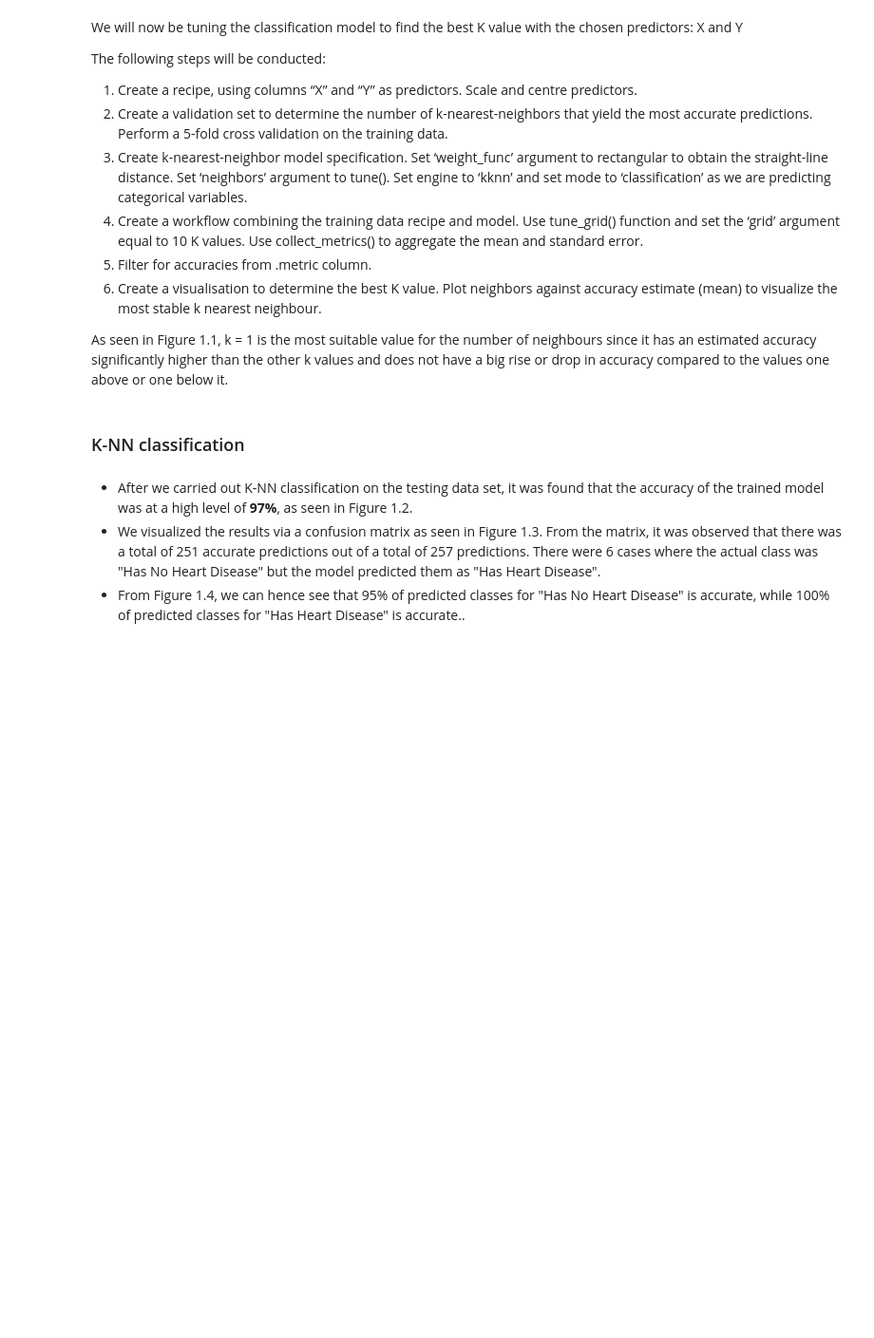
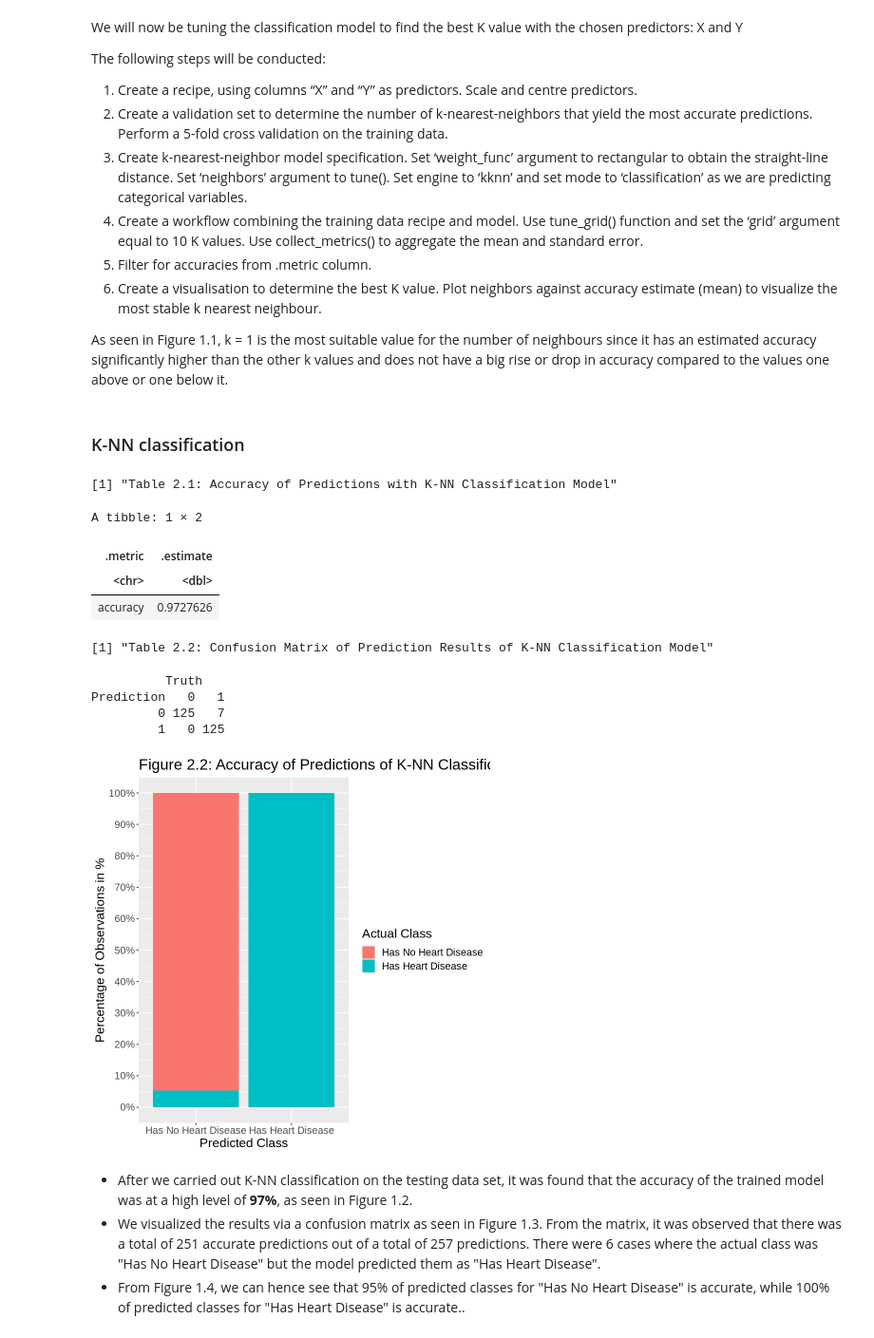
Before and after one commit to bowencu/dsci100groupproject, a Jupyter notebook: group_project_report.ipynb, the cells around one changed output. Shown at 95% size. Saved outputs shown, nothing was run; the diff lists cells and outputs as text; code cells hidden in the pictures; blank space fills up the shorter version.

```diff
--- a/group_project_report.ipynb
+++ b/group_project_report.ipynb
@@ -339,36 +352,48 @@ knn_fit <- workflow() |>
 
 #predict labels in testing dataset
 heart_test_predictions <- predict(knn_fit, heart_test) |>
         bind_cols(heart_test)
 
 #compute classification accuracy
-print("Figure 1.2: Accuracy of Predictions with K-NN Classification Model")
+print("Table 2.1: Accuracy of Predictions with K-NN Classification Model")
 heart_test_predictions_2 <- heart_test_predictions |>
         metrics(truth = target, estimate = .pred_class) |>
         filter(.metric == "accuracy") |>
         select(.metric, .estimate)
 heart_test_predictions_2
 
 #create confusion matrix
-print("Figure 1.3: Confusion Matrix of Prediction Results of K-NN Classification Model")
+print("Table 2.2: Confusion Matrix of Prediction Results of K-NN Classification Model")
 confusion <- heart_test_predictions |>
         conf_mat(truth = target, estimate = .pred_class)
 confusion
 
 #create visualization from prediction outcome of model
 plot <- heart_test_predictions |>
         ggplot(aes(x = .pred_class, fill = target)) +
         geom_bar(position = "fill") +
         labs(x = "Predicted Class", y = "Percentage of Observations in %",
             fill = "Actual Class") +
-        ggtitle("Figure 1.4: Accuracy of Predictions of K-NN Classification Model") +
+        ggtitle("Figure 2.2: Accuracy of Predictions of K-NN Classification Model") +
         scale_fill_discrete(labels = c("Has No Heart Disease", "Has Heart Disease")) +
         scale_y_continuous(labels = scales::label_percent(),
                            breaks = scales::pretty_breaks(n = 10),
                            ) +
         scale_x_discrete(labels=c("0" = "Has No Heart Disease", "1" = "Has Heart Disease")) +
         theme(text = element_text(size = 16))
 plot
+# %% [output]
+[1] "Table 2.1: Accuracy of Predictions with K-NN Classification Model"
+A tibble: 1 × 2
+| .metric | .estimate |
+| <chr> | <dbl> |
+| accuracy | 0.9727626 |
+[1] "Table 2.2: Confusion Matrix of Prediction Results of K-NN Classification Model"
+          Truth
+Prediction   0   1
+         0 125   7
+         1   0 125
+[figure, added]
 # %% [markdown]
 * After we carried out K-NN classification on the testing data set, it was found that the accuracy of the trained model was at a high level of **97%**, as seen in Figure 1.2.
 * We visualized the results via a confusion matrix as seen in Figure 1.3. From the matrix, it was observed that there was a total of 251 accurate predictions out of a total of 257 predictions. There were 6 cases where the actual class was "Has No Heart Disease" but the model predicted them as "Has Heart Disease".
```
Also changed, not shown: parts of 3 cells of this notebook.
